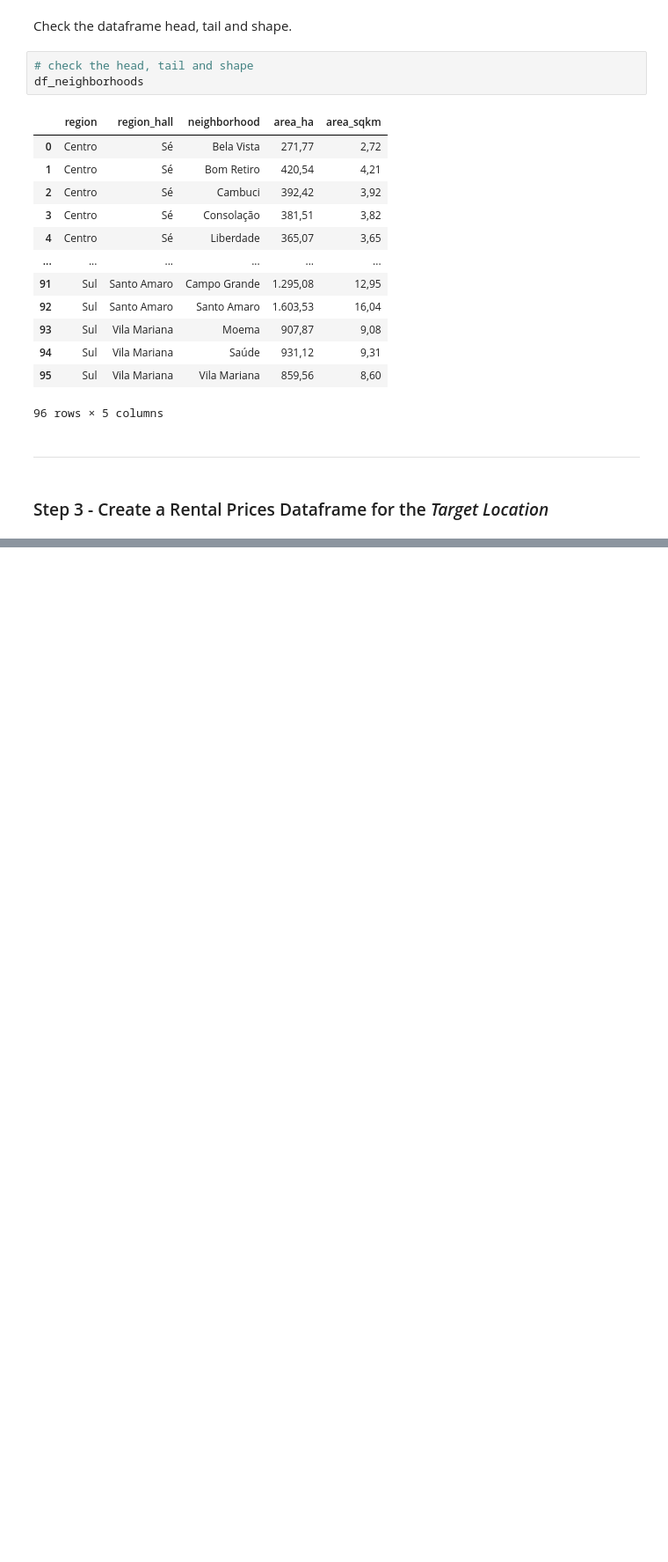
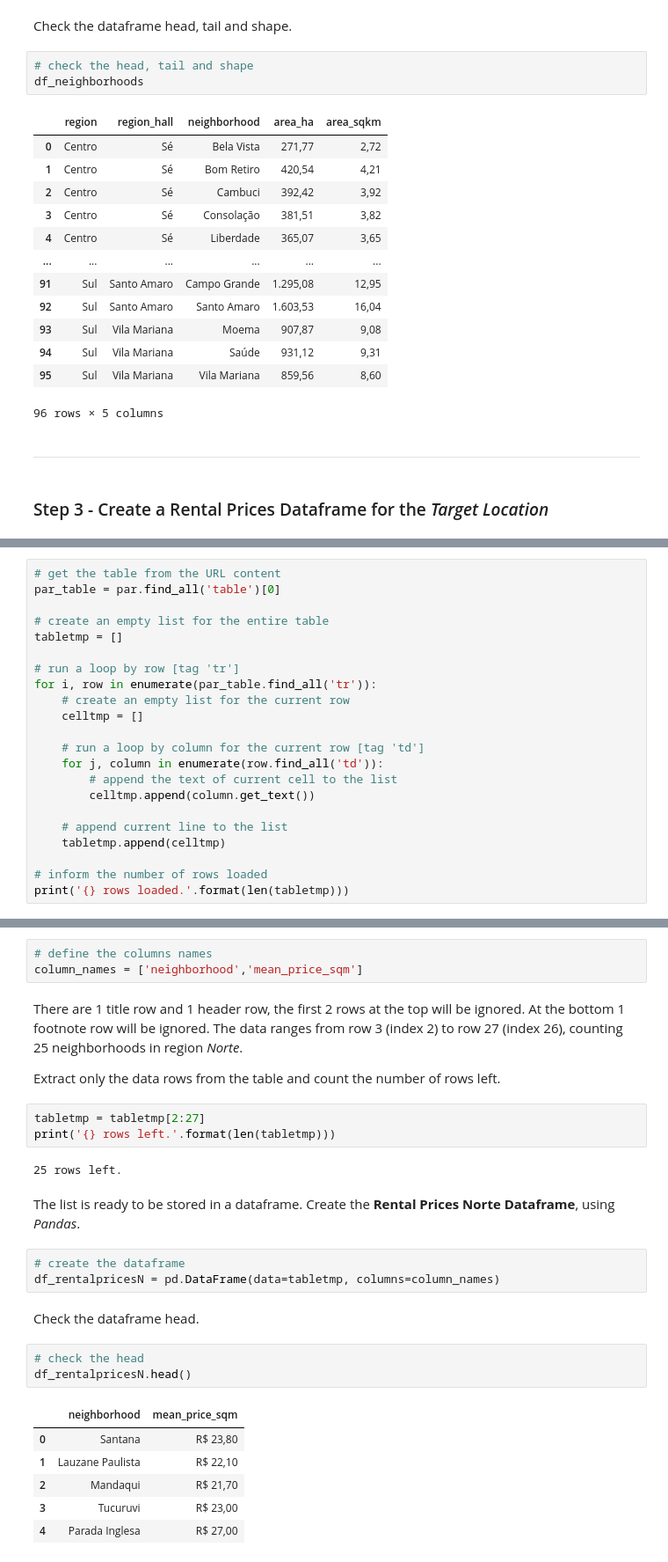
Before and after one commit to sjsilvabr/Coursera_Capstone, a Jupyter notebook: Capstone_Notebook.ipynb, the cells around one changed output, grey strips where cells are left out. Shown at 88% size. Drawn from its saved outputs; the diff is of its cells as text; blank space fills up the shorter version.

Commit message:
Relocator Profile defined, working on Rental Prices Dataframe.

```diff
--- a/Capstone_Notebook.ipynb
+++ b/Capstone_Notebook.ipynb
@@ -347,0 +488,22 @@ Work in progress
+# %%
+# get the table from the URL content
+par_table = par.find_all('table')[0]
+
+# create an empty list for the entire table
+tabletmp = []
+
+# run a loop by row [tag 'tr']
+for i, row in enumerate(par_table.find_all('tr')):
+    # create an empty list for the current row
+    celltmp = []
+
+    # run a loop by column for the current row [tag 'td']
+    for j, column in enumerate(row.find_all('td')):
+        # append the text of current cell to the list
+        celltmp.append(column.get_text())
+
+    # append current line to the list
+    tabletmp.append(celltmp)
+
+# inform the number of rows loaded
+print('{} rows loaded.'.format(len(tabletmp)))
@@ -347,0 +563,29 @@ Work in progress
+# %%
+# define the columns names
+column_names = ['neighborhood','mean_price_sqm']
+# %% [markdown]
+There are 1 title row and 1 header row, the first 2 rows at the top will be ignored. At the bottom 1 footnote row  will be ignored. The data ranges from row 3 (index 2) to row 27 (index 26), counting 25 neighborhoods in region _Norte_.
+
+Extract only the data rows from the table and count the number of rows left.
+# %%
+tabletmp = tabletmp[2:27]
+print('{} rows left.'.format(len(tabletmp)))
+# %% [output]
+25 rows left.
+# %% [markdown]
+The list is ready to be stored in a dataframe. Create the __Rental Prices Norte Dataframe__, using _Pandas_.
+# %%
+# create the dataframe
+df_rentalpricesN = pd.DataFrame(data=tabletmp, columns=column_names)
+# %% [markdown]
+Check the dataframe head.
+# %%
+# check the head
+df_rentalpricesN.head()
+# %% [output]
+|  | neighborhood | mean_price_sqm |
+| 0 | Santana | R$ 23,80 |
+| 1 | Lauzane Paulista | R$ 22,10 |
+| 2 | Mandaqui | R$ 21,70 |
+| 3 | Tucuruvi | R$ 23,00 |
+| 4 | Parada Inglesa | R$ 27,00 |
```
Also changed, not shown: parts of 43 cells of this notebook.
